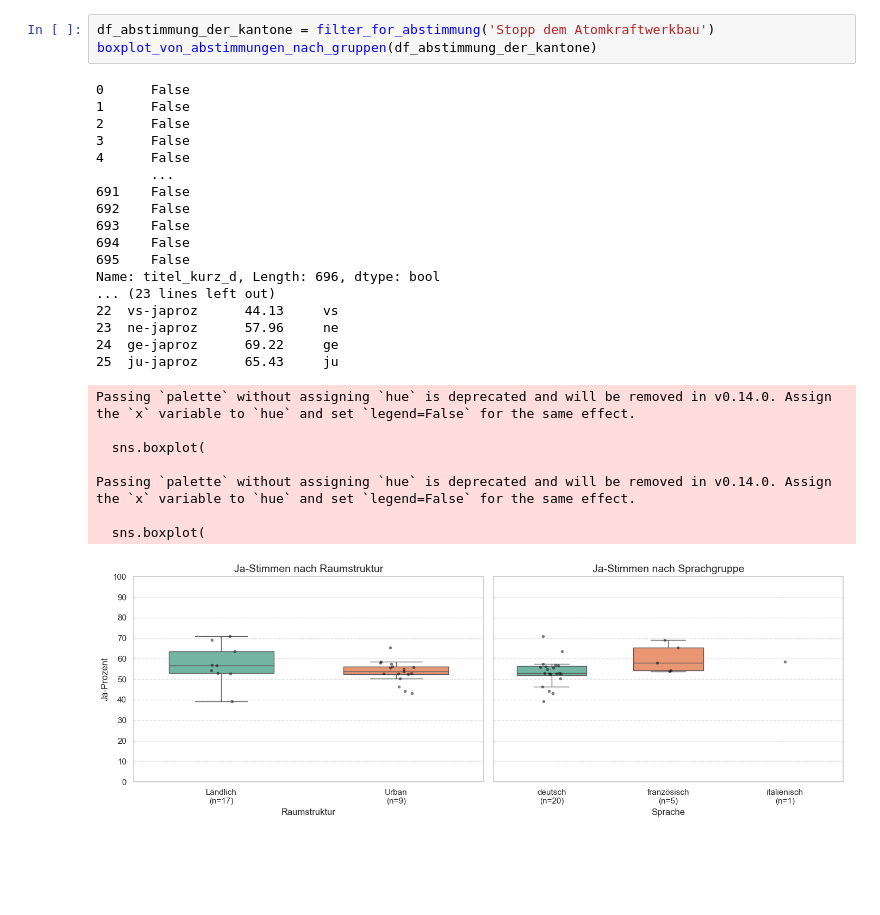
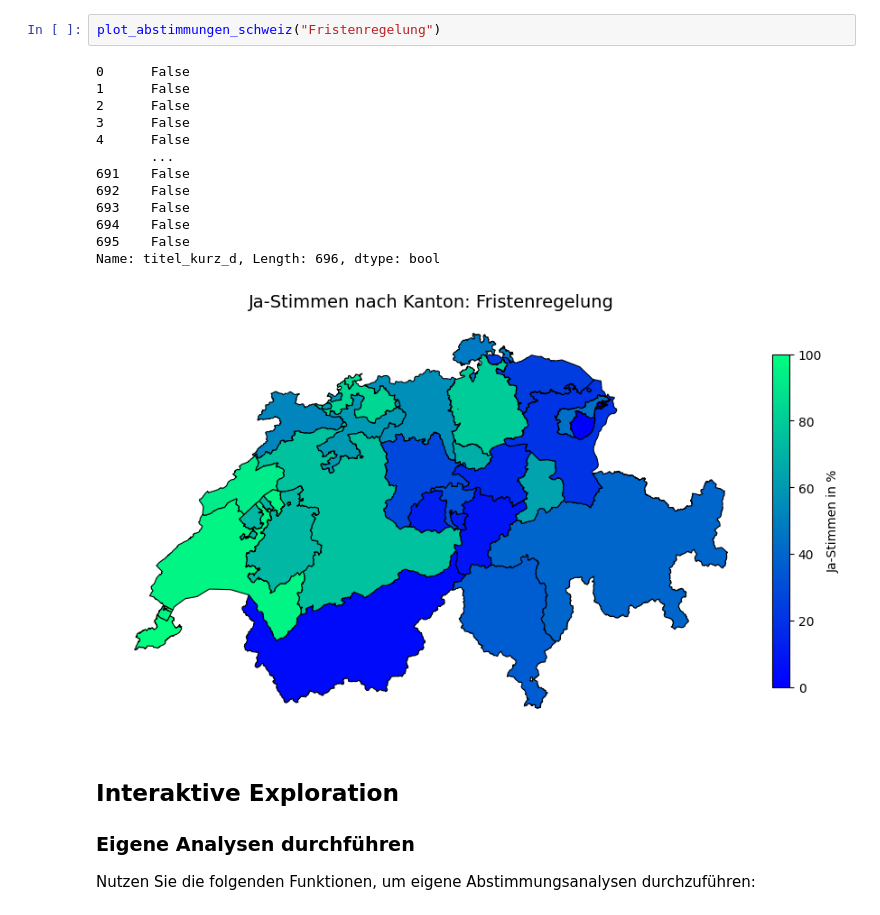
Before and after one commit to Roberto-info/CDA2-Demokratie-Challange, a Jupyter notebook: Analyse_Einzelner_Abstimmungen.ipynb, the cells around one changed output. Cells and saved outputs as stored; diff of their text form; blank space fills up the shorter version.

```diff
--- a/Analyse_Einzelner_Abstimmungen.ipynb
+++ b/Analyse_Einzelner_Abstimmungen.ipynb
@@ -438,29 +480,22 @@ Passing `palette` without assigning `hue` is deprecated and will be removed in v
-# %%
-df_abstimmung_der_kantone = filter_for_abstimmung('Stopp dem Atomkraftwerkbau')
-boxplot_von_abstimmungen_nach_gruppen(df_abstimmung_der_kantone)
-# %% [output]
-0      False
-1      False
-2      False
-3      False
-4      False
-       ...
-691    False
-692    False
-693    False
-694    False
-695    False
-Name: titel_kurz_d, Length: 696, dtype: bool
-... (23 lines left out)
-22  vs-japroz      44.13     vs
-23  ne-japroz      57.96     ne
-24  ge-japroz      69.22     ge
-25  ju-japroz      65.43     ju
-Passing `palette` without assigning `hue` is deprecated and will be removed in v0.14.0. Assign the `x` variable to `hue` and set `legend=False` for the same effect.
-
-  sns.boxplot(
-
-Passing `palette` without assigning `hue` is deprecated and will be removed in v0.14.0. Assign the `x` variable to `hue` and set `legend=False` for the same effect.
-
-  sns.boxplot(
-[figure, removed]
+# %%
+plot_abstimmungen_schweiz("Fristenregelung")
+# %% [output]
+0      False
+1      False
+2      False
+3      False
+4      False
+       ...
+691    False
+692    False
+693    False
+694    False
+695    False
+Name: titel_kurz_d, Length: 696, dtype: bool
+[figure, added]
+# %% [markdown]
+## Interaktive Exploration
+
+### Eigene Analysen durchführen
+
+Nutzen Sie die folgenden Funktionen, um eigene Abstimmungsanalysen durchzuführen:
```
Also changed, not shown: parts of 57 cells of this notebook, 12 other files.
